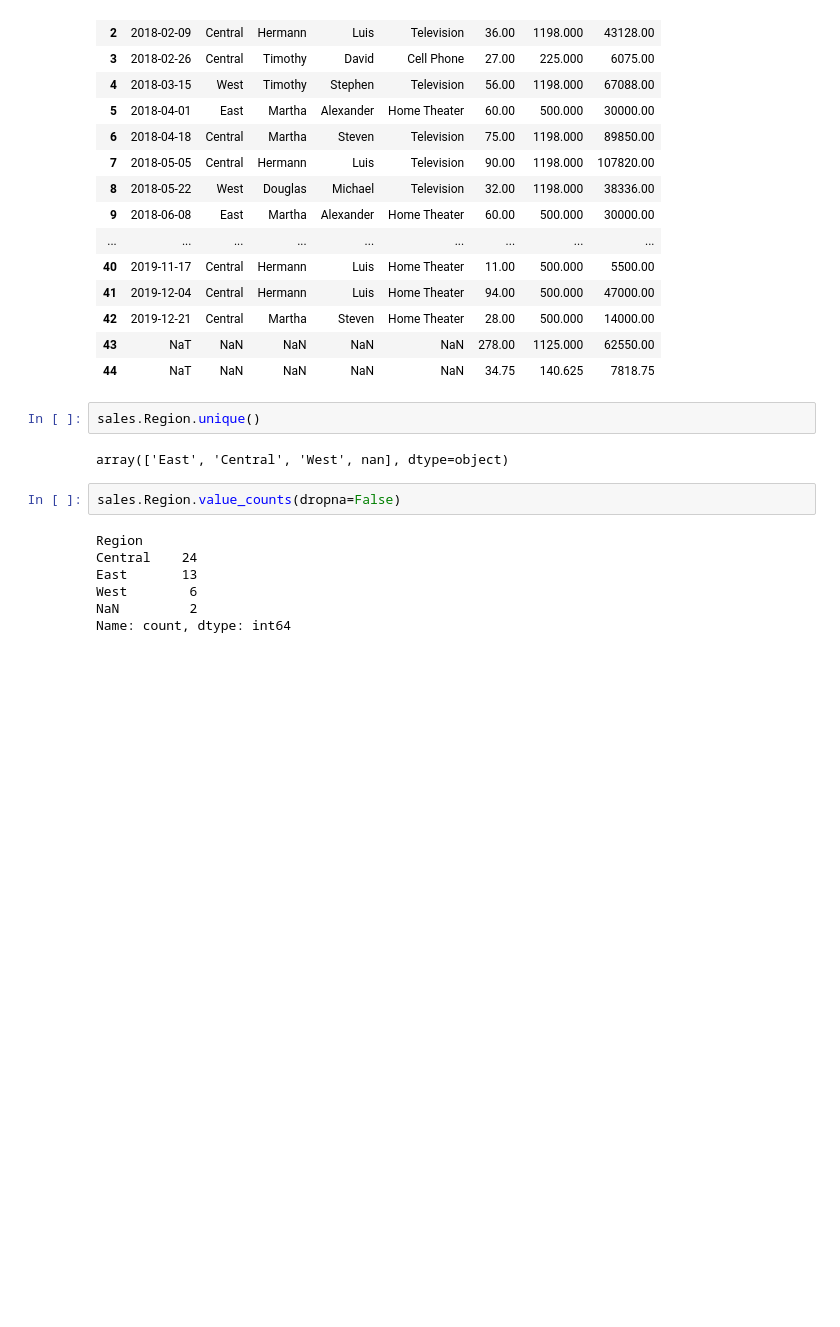
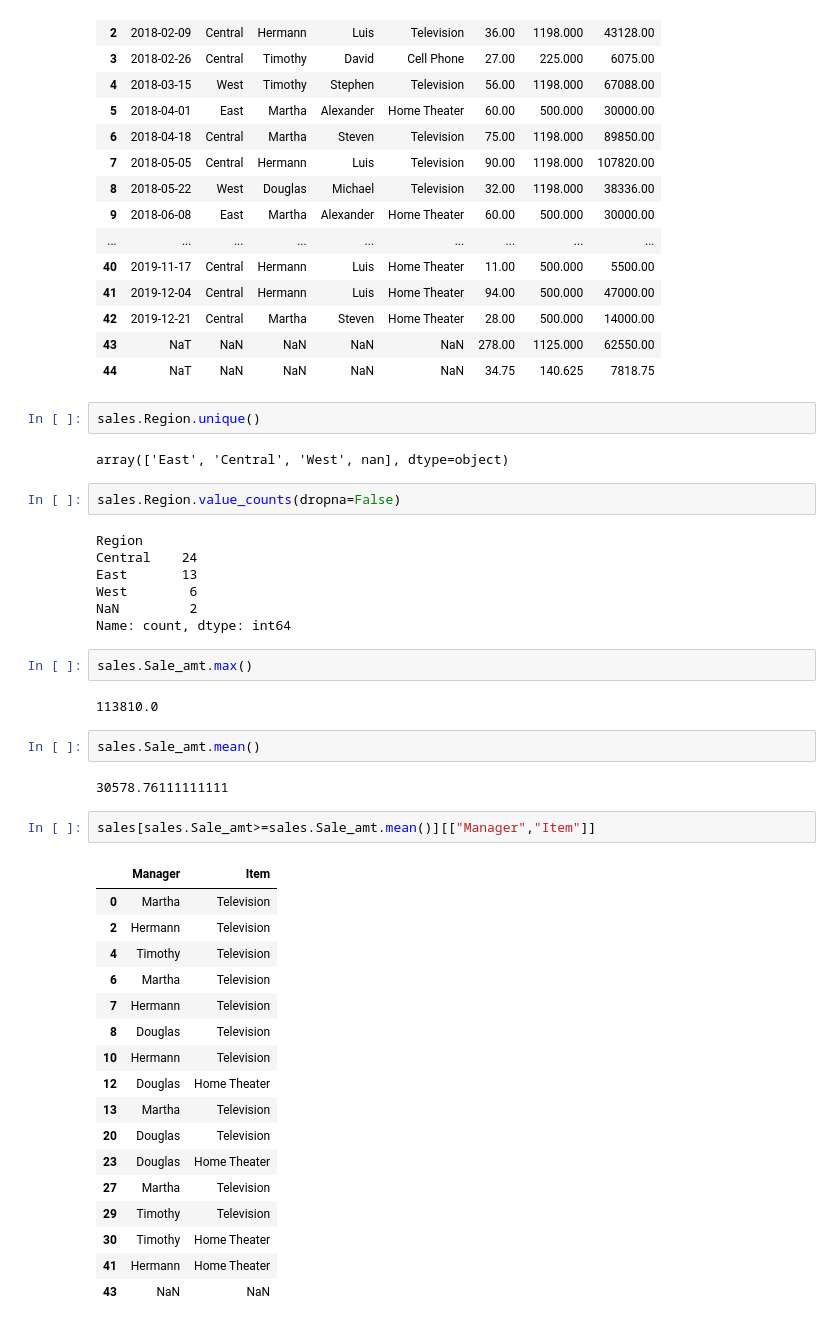
Before and after one commit to Muneeb502/DATA-CLEANING-PRACTI, a Jupyter notebook: practice.ipynb, the cells around one changed output. Saved outputs shown, nothing was run; the diff lists cells and outputs as text; blank space fills up the shorter version.

```diff
--- a/practice.ipynb
+++ b/practice.ipynb
@@ -230,3 +230,31 @@ East       13
 West        6
 NaN         2
 Name: count, dtype: int64
+# %%
+sales.Sale_amt.max()
+# %% [output]
+113810.0
+# %%
+sales.Sale_amt.mean()
+# %% [output]
+30578.76111111111
+# %%
+sales[sales.Sale_amt>=sales.Sale_amt.mean()][["Manager","Item"]]
+# %% [output]
+|  | Manager | Item |
+| 0 | Martha | Television |
+| 2 | Hermann | Television |
+| 4 | Timothy | Television |
+| 6 | Martha | Television |
+| 7 | Hermann | Television |
+| 8 | Douglas | Television |
+| 10 | Hermann | Television |
+| 12 | Douglas | Home Theater |
+| 13 | Martha | Television |
+| 20 | Douglas | Television |
+| 23 | Douglas | Home Theater |
+| 27 | Martha | Television |
+| 29 | Timothy | Television |
+| 30 | Timothy | Home Theater |
+| 41 | Hermann | Home Theater |
+| 43 | NaN | NaN |
```
